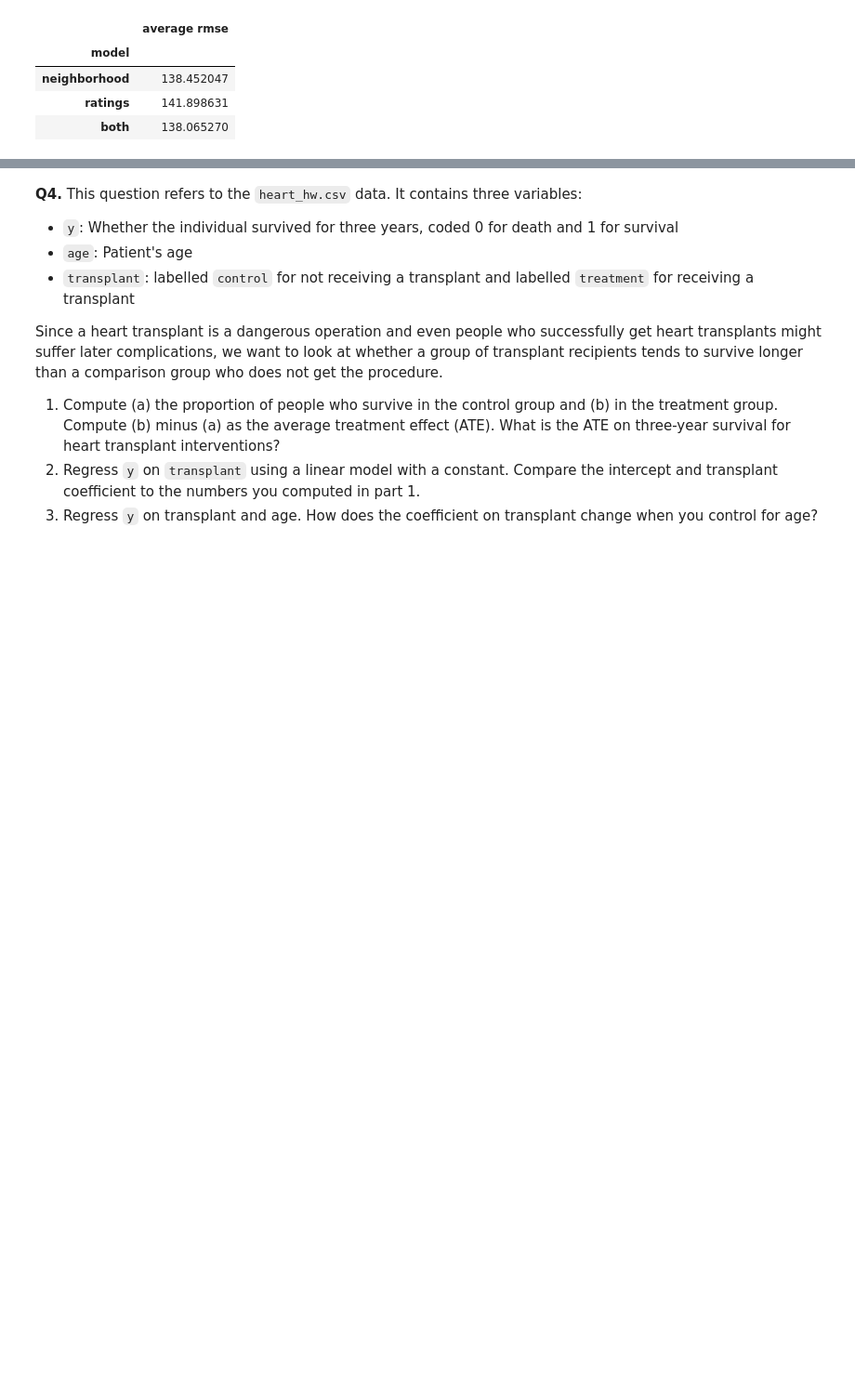
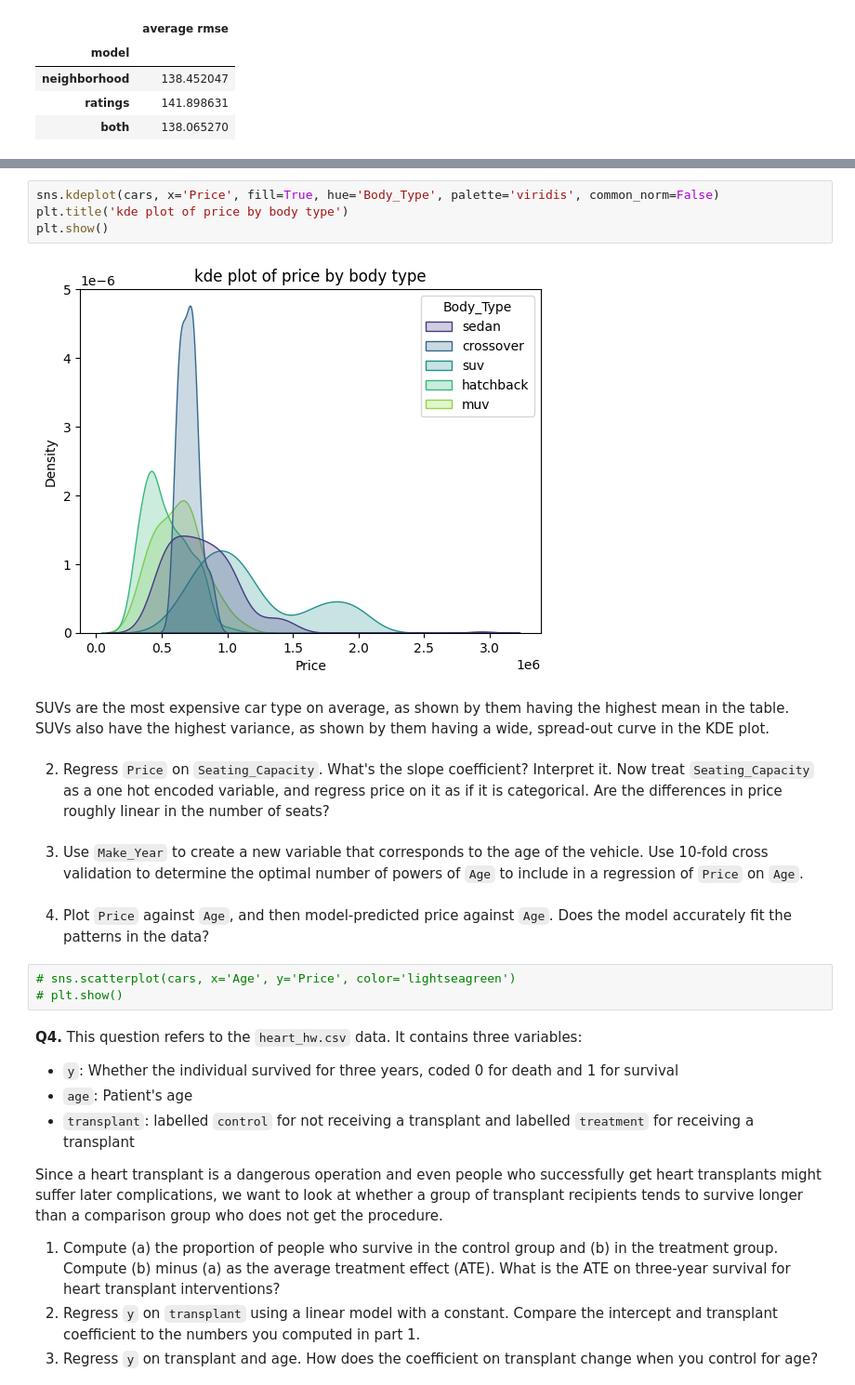
Before and after one commit to syd-nguyen/ds3021-assignments, a Jupyter notebook: assignments/03_assignment_linear_models.ipynb, the cells around one changed output, grey strips where cells are left out. Shown at 93% size. Drawn from its saved outputs; the diff is of its cells as text; blank space fills up the shorter version.

```diff
--- a/assignments/03_assignment_linear_models.ipynb
+++ b/assignments/03_assignment_linear_models.ipynb
@@ -236,3 +271,20 @@ cross_val_scores
+# %%
+sns.kdeplot(cars, x='Price', fill=True, hue='Body_Type', palette='viridis', common_norm=False)
+plt.title('kde plot of price by body type')
+plt.show()
+# %% [output]
+[figure, added]
+# %% [markdown]
+SUVs are the most expensive car type on average, as shown by them having the highest mean in the table. SUVs also have the highest variance, as shown by them having a wide, spread-out curve in the KDE plot.
+# %% [markdown]
+  2. Regress `Price` on `Seating_Capacity`. What's the slope coefficient? Interpret it. Now treat `Seating_Capacity` as a one hot encoded variable, and regress price on it as if it is categorical. Are the differences in price roughly linear in the number of seats?
+# %% [markdown]
+  3. Use `Make_Year` to create a new variable that corresponds to the age of the vehicle. Use 10-fold cross validation to determine the optimal number of powers of `Age` to include in a regression of `Price` on `Age`.
+# %% [markdown]
+  4. Plot `Price` against `Age`, and then model-predicted price against `Age`. Does the model accurately fit the patterns in the data?
+# %%
+# sns.scatterplot(cars, x='Age', y='Price', color='lightseagreen')
+# plt.show()
 # %% [markdown]
 **Q4.** This question refers to the `heart_hw.csv` data. It contains three variables:
 
```
Also changed, not shown: parts of 5 cells of this notebook.
